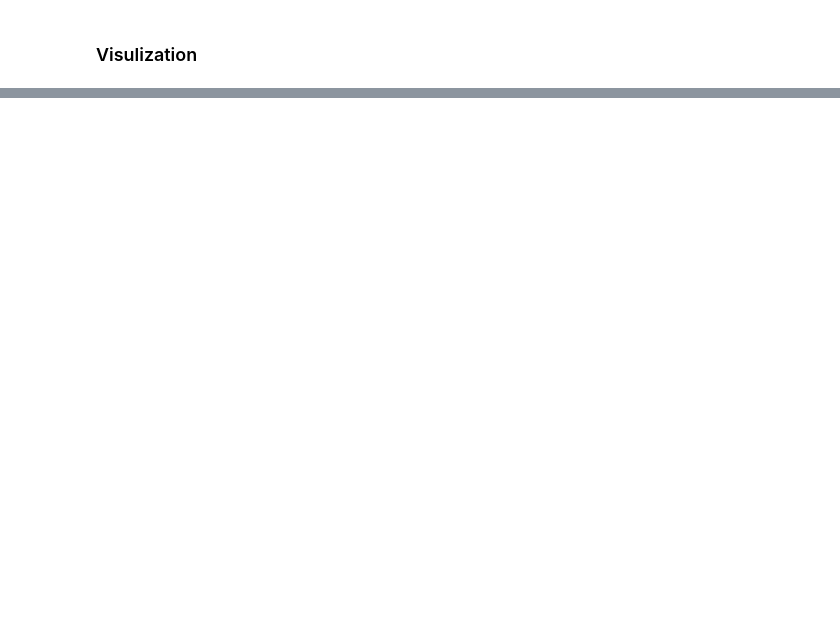
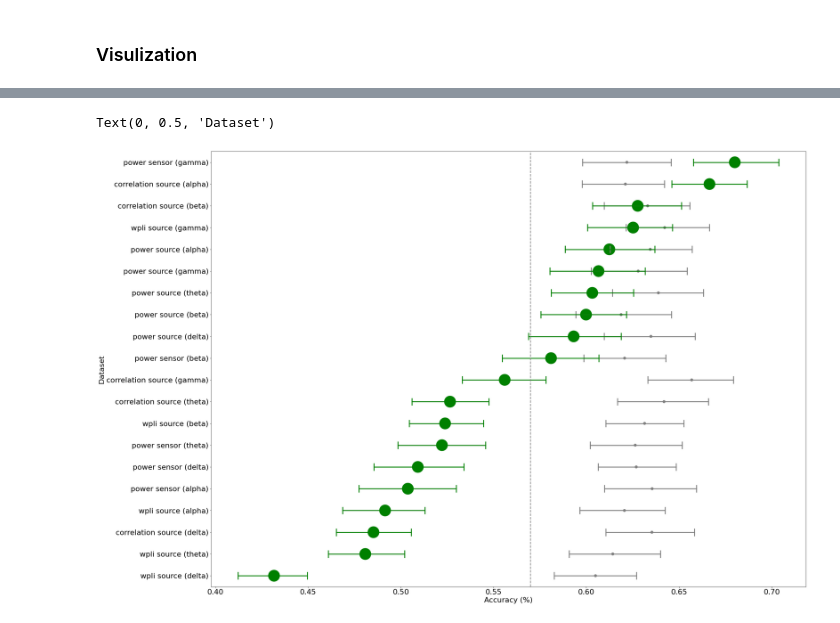
Before and after one commit to sycomix/SuggNet, a Jupyter notebook: notebooks/nested_cross_validation.ipynb, the cells around one changed output, grey strips where cells are left out. Saved outputs shown, nothing was run; the diff lists cells and outputs as text; code cells hidden in the pictures; blank space fills up the shorter version.

```diff
--- a/notebooks/nested_cross_validation.ipynb
+++ b/notebooks/nested_cross_validation.ipynb
@@ -217,0 +381,21 @@ plt.show()
+# %%
+# 2. PIPELINE
+pipe = Pipeline(steps=[
+    ('extract', FeatureExtractor()),
+    ('zerovar', VarianceThreshold(threshold=0.0)),
+    ('scale', StandardScaler()),
+    ('clf', SVC(max_iter=1000000, kernel='linear', class_weight='balanced')),
+])
+
+# CV method
+CV = GroupShuffleSplit(n_splits=100, test_size=0.2)
+
+# 3. Grid Search
+grid_params = [{
+    'extract__kind': ['correlation source', 'power source', 'power sensor',
+                      'wpli source'],
+    'extract__frequency_band': ['delta', 'theta', 'alpha', 'beta', 'gamma'],
+}]
+
+grid = GridSearchCV(pipe, grid_params, cv=CV, scoring='accuracy', verbose=1, n_jobs=-1)
+grid.fit(X, y, groups=groups)
@@ -217,0 +448,27 @@ plt.show()
+# %%
+_, ax = plt.subplots(1, 1, figsize=(32, 24))
+order = grid_results.groupby('label')['test_score'].mean().sort_values(ascending=False).index.values
+
+# plot chance
+sns.pointplot(data=chance_scores, x='test_score', y='label', order=order, orient='h',
+              color='gray', scale=1, capsize=0.3, join=False, label='Chance', dodge=True,
+              ax=ax, errorbar=('ci', 99)
+              )
+
+# plot observed
+sns.pointplot(data=grid_results, x='test_score', y='label', order=order, orient='h',
+              color='green', scale=4, capsize=0.3, join=False, label='Accuracy', dodge=True,
+              ax=ax, errorbar=('ci', 99)
+              )
+
+# Add horizontal line indicating the baseline value
+plt.axvline(0.57, color='grey', linestyle='--', linewidth=2)
+
+plt.xticks(fontsize=22)
+plt.yticks(fontsize=22)
+
+plt.xlabel('Accuracy (%)', fontsize=22)
+plt.ylabel('Dataset', fontsize=22)
+# %% [output]
+Text(0, 0.5, 'Dataset')
+[figure, added]
```
Also changed, not shown: parts of 20 cells of this notebook.
